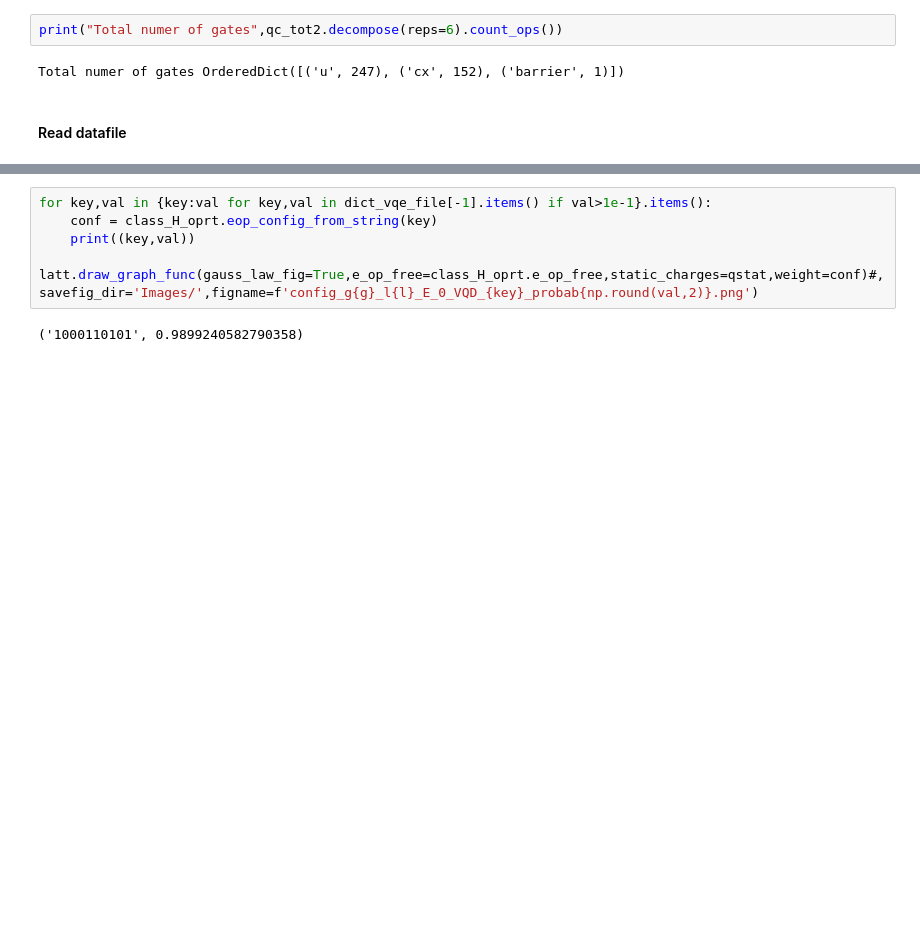
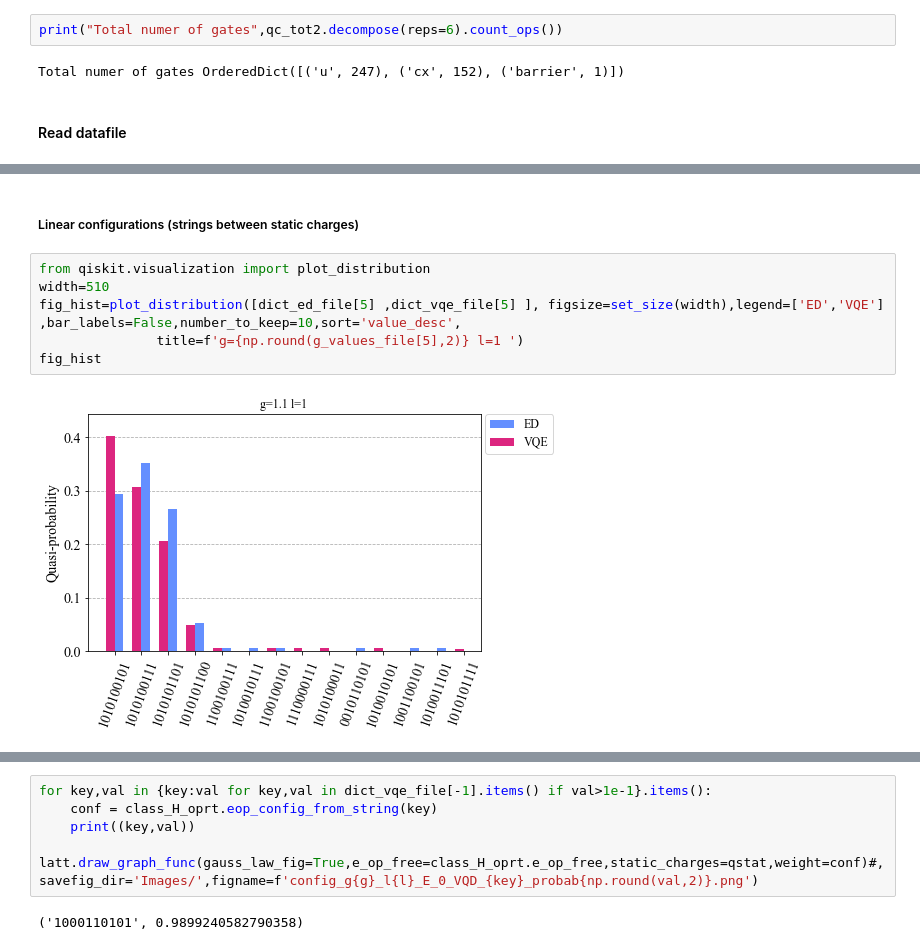
Before and after one commit to ariannacrippa/QC_lattice_H, a Jupyter notebook: notebooks/Quantinuum/static_potential_fermions.ipynb, the cells around one changed output, grey strips where cells are left out. Cells and saved outputs as stored; diff of their text form; blank space fills up the shorter version.

```diff
--- a/notebooks/Quantinuum/static_potential_fermions.ipynb
+++ b/notebooks/Quantinuum/static_potential_fermions.ipynb
@@ -440,0 +433,10 @@ fig_hist
+# %% [markdown]
+##### Linear configurations (strings between static charges)
+# %%
+from qiskit.visualization import plot_distribution
+width=510
+fig_hist=plot_distribution([dict_ed_file[5] ,dict_vqe_file[5] ], figsize=set_size(width),legend=['ED','VQE'] ,bar_labels=False,number_to_keep=10,sort='value_desc',
+               title=f'g={np.round(g_values_file[5],2)} l=1 ')
+fig_hist
+# %% [output]
+[figure, added]
```
Also changed, not shown: parts of 18 cells of this notebook.
